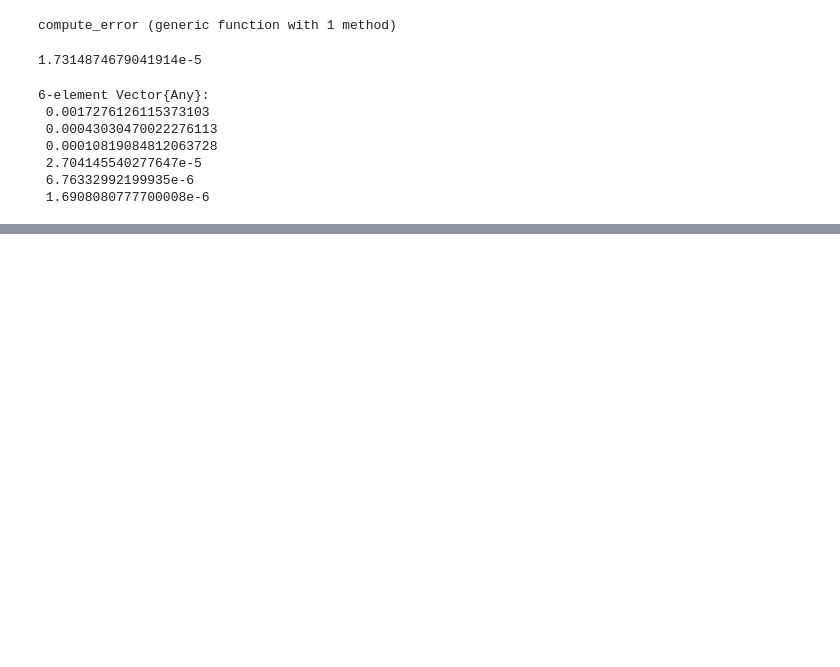
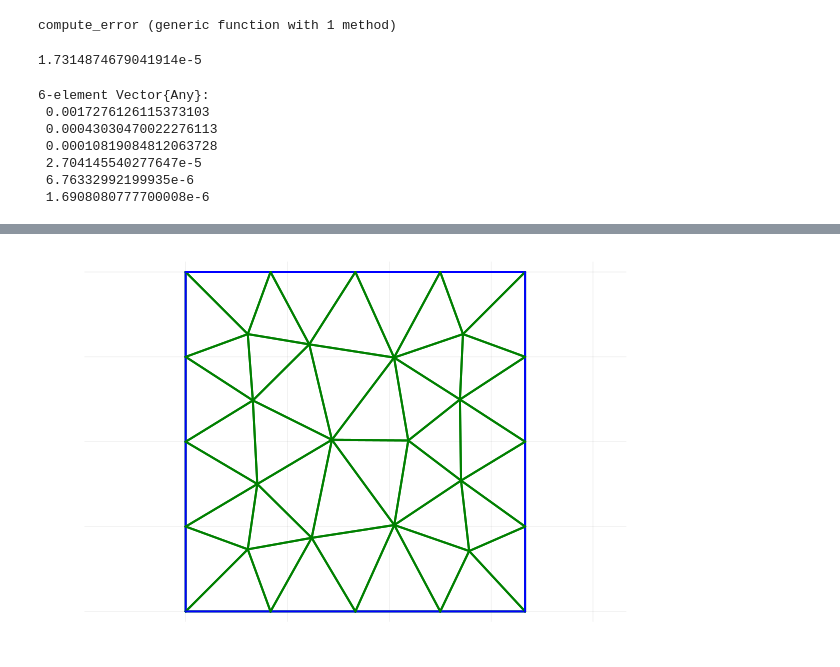
Before and after one commit to elenaionelaschipor/elementifiniti2425, a Jupyter notebook: esercitazioni/ex01/ex1.ipynb, the cells around one changed output, grey strips where cells are left out. Cells and saved outputs as stored; diff of their text form; code cells hidden in the pictures; blank space fills up the shorter version.

```diff
--- a/esercitazioni/ex01/ex1.ipynb
+++ b/esercitazioni/ex01/ex1.ipynb
@@ -291,0 +388,4 @@ ArgumentError: ArgumentError: Package Revise not found in current path.
+# %%
+plot_mesh(T_square_ind, T_square_points, b_square_ind, b_square_p)
+# %% [output]
+[figure, added]
```
Also changed, not shown: parts of 10 cells of this notebook, 3 other files.
